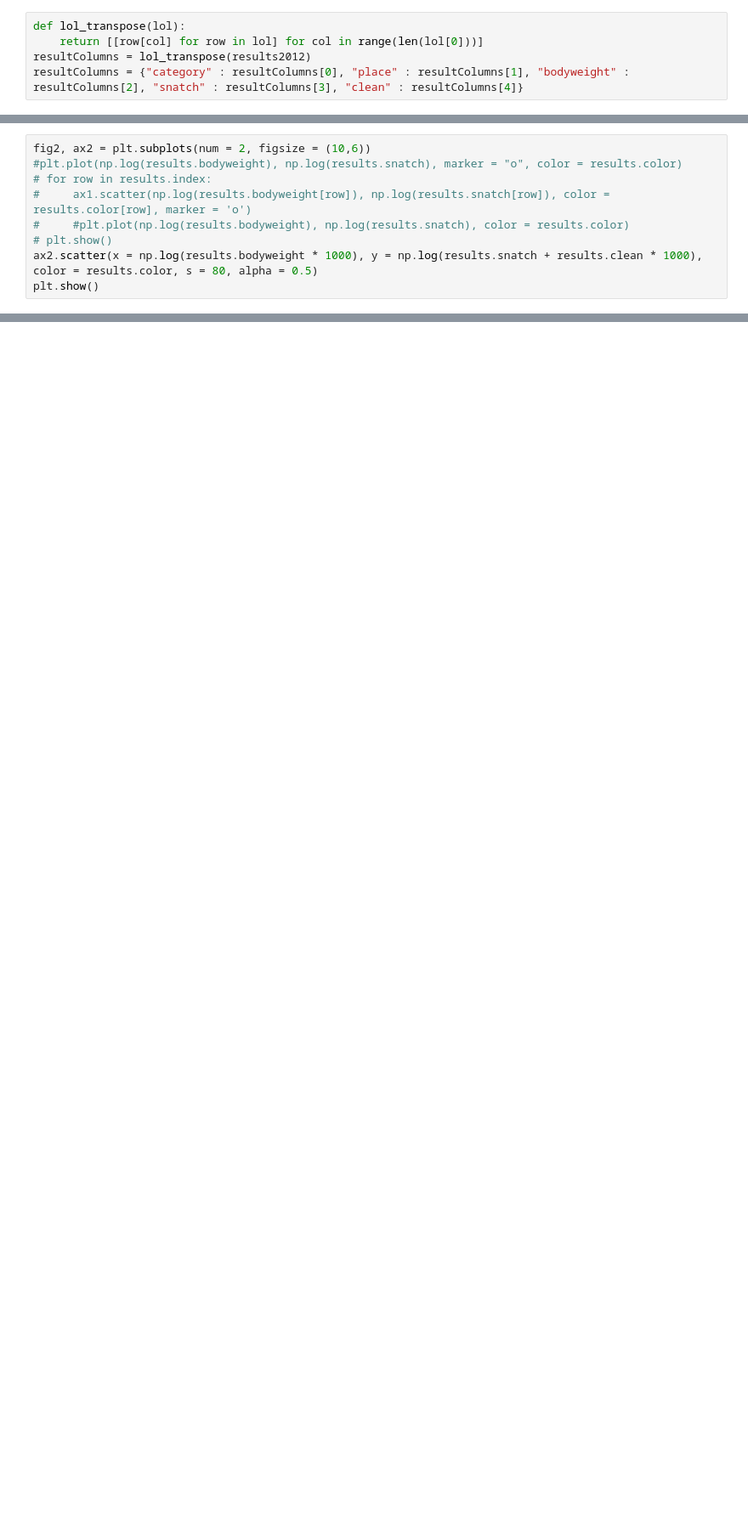
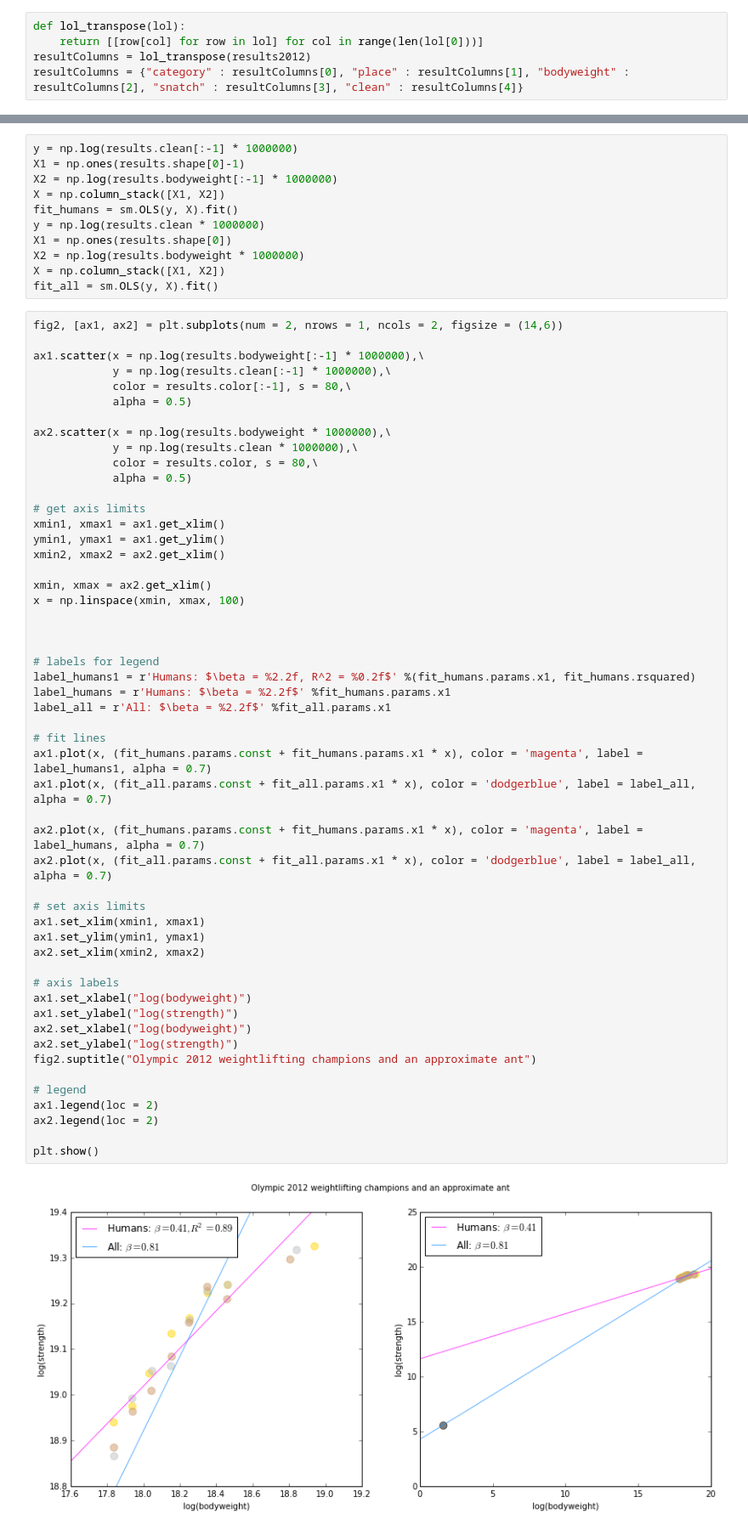
Before and after one commit to pvarsh/various-bits, a Jupyter notebook: weightlifting-ant/weightlifting.ipynb, the cells around one changed output, grey strips where cells are left out. Shown: that part at 85% size. Saved outputs shown, nothing was run; the diff lists cells and outputs as text; blank space fills up the shorter version.

Commit message:
Added regression lines

```diff
--- a/weightlifting-ant/weightlifting.ipynb
+++ b/weightlifting-ant/weightlifting.ipynb
@@ -46,9 +60,0 @@ results.color[results.place == 0] = "#000000"
-# %%
-fig2, ax2 = plt.subplots(num = 2, figsize = (10,6))
-#plt.plot(np.log(results.bodyweight), np.log(results.snatch), marker = "o", color = results.color)
-# for row in results.index:
-#     ax1.scatter(np.log(results.bodyweight[row]), np.log(results.snatch[row]), color = results.color[row], marker = 'o')
-#     #plt.plot(np.log(results.bodyweight), np.log(results.snatch), color = results.color)
-# plt.show()
-ax2.scatter(x = np.log(results.bodyweight * 1000), y = np.log(results.snatch + results.clean * 1000), color = results.color, s = 80, alpha = 0.5)
-plt.show()
@@ -56,0 +61,65 @@ plt.show()
+# %%
+y = np.log(results.clean[:-1] * 1000000)
+X1 = np.ones(results.shape[0]-1)
+X2 = np.log(results.bodyweight[:-1] * 1000000)
+X = np.column_stack([X1, X2])
+fit_humans = sm.OLS(y, X).fit()
+y = np.log(results.clean * 1000000)
+X1 = np.ones(results.shape[0])
+X2 = np.log(results.bodyweight * 1000000)
+X = np.column_stack([X1, X2])
+fit_all = sm.OLS(y, X).fit()
+# %%
+fig2, [ax1, ax2] = plt.subplots(num = 2, nrows = 1, ncols = 2, figsize = (14,6))
+
+ax1.scatter(x = np.log(results.bodyweight[:-1] * 1000000),\
+            y = np.log(results.clean[:-1] * 1000000),\
+            color = results.color[:-1], s = 80,\
+            alpha = 0.5)
+
+ax2.scatter(x = np.log(results.bodyweight * 1000000),\
+            y = np.log(results.clean * 1000000),\
+            color = results.color, s = 80,\
+            alpha = 0.5)
+
+# get axis limits
+xmin1, xmax1 = ax1.get_xlim()
+ymin1, ymax1 = ax1.get_ylim()
+xmin2, xmax2 = ax2.get_xlim()
+
+xmin, xmax = ax2.get_xlim()
+x = np.linspace(xmin, xmax, 100)
+
+
+
+# labels for legend
+label_humans1 = r'Humans: $\beta = %2.2f, R^2 = %0.2f$' %(fit_humans.params.x1, fit_humans.rsquared)
+label_humans = r'Humans: $\beta = %2.2f$' %fit_humans.params.x1
+label_all = r'All: $\beta = %2.2f$' %fit_all.params.x1
+
+# fit lines
+ax1.plot(x, (fit_humans.params.const + fit_humans.params.x1 * x), color = 'magenta', label = label_humans1, alpha = 0.7)
+ax1.plot(x, (fit_all.params.const + fit_all.params.x1 * x), color = 'dodgerblue', label = label_all, alpha = 0.7)
+
+ax2.plot(x, (fit_humans.params.const + fit_humans.params.x1 * x), color = 'magenta', label = label_humans, alpha = 0.7)
+ax2.plot(x, (fit_all.params.const + fit_all.params.x1 * x), color = 'dodgerblue', label = label_all, alpha = 0.7)
+
+# set axis limits
+ax1.set_xlim(xmin1, xmax1)
+ax1.set_ylim(ymin1, ymax1)
+ax2.set_xlim(xmin2, xmax2)
+
+# axis labels
+ax1.set_xlabel("log(bodyweight)")
+ax1.set_ylabel("log(strength)")
+ax2.set_xlabel("log(bodyweight)")
+ax2.set_ylabel("log(strength)")
+fig2.suptitle("Olympic 2012 weightlifting champions and an approximate ant")
+
+# legend
+ax1.legend(loc = 2)
+ax2.legend(loc = 2)
+
+plt.show()
+# %% [output]
+[figure, added]
```
Also changed, not shown: parts of 6 cells of this notebook.
